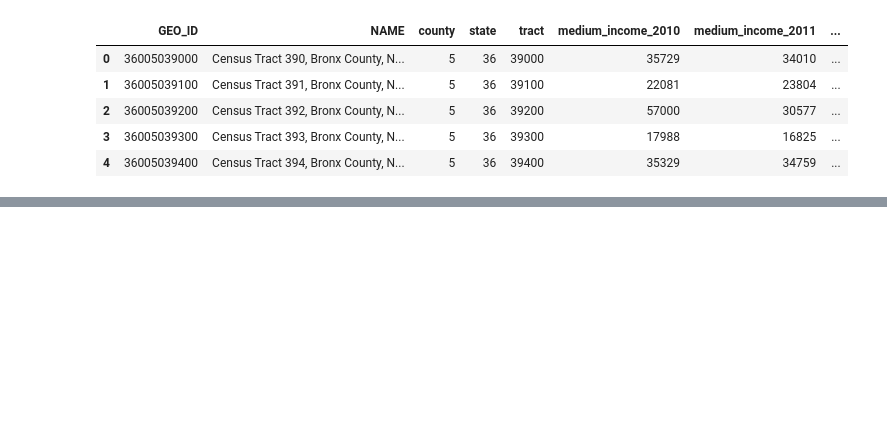
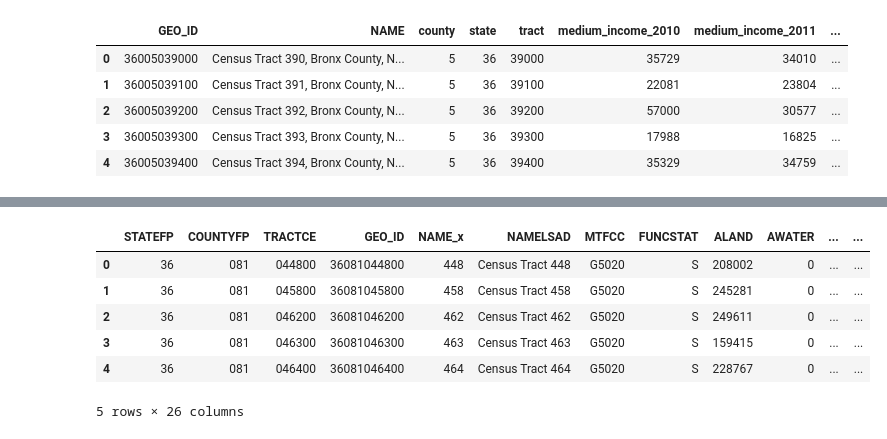
Before and after one commit to beibeilu/digital-twin, a Jupyter notebook: data-analysis/Merge.ipynb, the cells around one changed output, grey strips where cells are left out. Saved outputs shown, nothing was run; the diff lists cells and outputs as text; code cells hidden in the pictures; blank space fills up the shorter version.

Commit message:
merge and prep for timeline

```diff
--- a/data-analysis/Merge.ipynb
+++ b/data-analysis/Merge.ipynb
@@ -6 +69,9 @@ import matplotlib as plt
+# %%
+medium_income = pd.DataFrame(pd.read_csv('Clean Data/medium_income.csv', sep = ",", header = 0, index_col = 0))
+# medium_income.head()
+# medium_income.drop(columns=[''])
+medium_income.head()
+
+# medium_income.to_json("Clean Data/medium_income.json", orient = "records", date_format = "epoch", double_precision = 10, force_ascii = True, date_unit = "ms", default_handler = None)
+# medium_income.to_json('Clean Data/medium_income.json')
 # %%
@@ -40,0 +111,21 @@ geo_median_income.to_file('geo_median_income.geojson',driver='GeoJSON')
+# %%
+df = census_tract.merge(medium_income, on='GEO_ID', how='left')
+gdf = geopandas.GeoDataFrame(df)
+
+gdf.head()
+
+# geo_median_income = pd.merge(nyu_tract, median_income, how='inner', on='GEO_ID')
+# geo_median_income.head()
+
+
+
+
+# geo_median_income.to_file('median_income.geojson',driver='GeoJSON')
+# %% [output]
+|  | STATEFP | COUNTYFP | TRACTCE | GEO_ID | NAME_x | NAMELSAD | MTFCC | FUNCSTAT | ALAND | AWATER | ... | ... |
+| 0 | 36 | 081 | 044800 | 36081044800 | 448 | Census Tract 448 | G5020 | S | 208002 | 0 | ... | ... |
+| 1 | 36 | 081 | 045800 | 36081045800 | 458 | Census Tract 458 | G5020 | S | 245281 | 0 | ... | ... |
+| 2 | 36 | 081 | 046200 | 36081046200 | 462 | Census Tract 462 | G5020 | S | 249611 | 0 | ... | ... |
+| 3 | 36 | 081 | 046300 | 36081046300 | 463 | Census Tract 463 | G5020 | S | 159415 | 0 | ... | ... |
+| 4 | 36 | 081 | 046400 | 36081046400 | 464 | Census Tract 464 | G5020 | S | 228767 | 0 | ... | ... |
+5 rows × 26 columns
```
Also changed, not shown: parts of 13 cells of this notebook, 18 other files.
